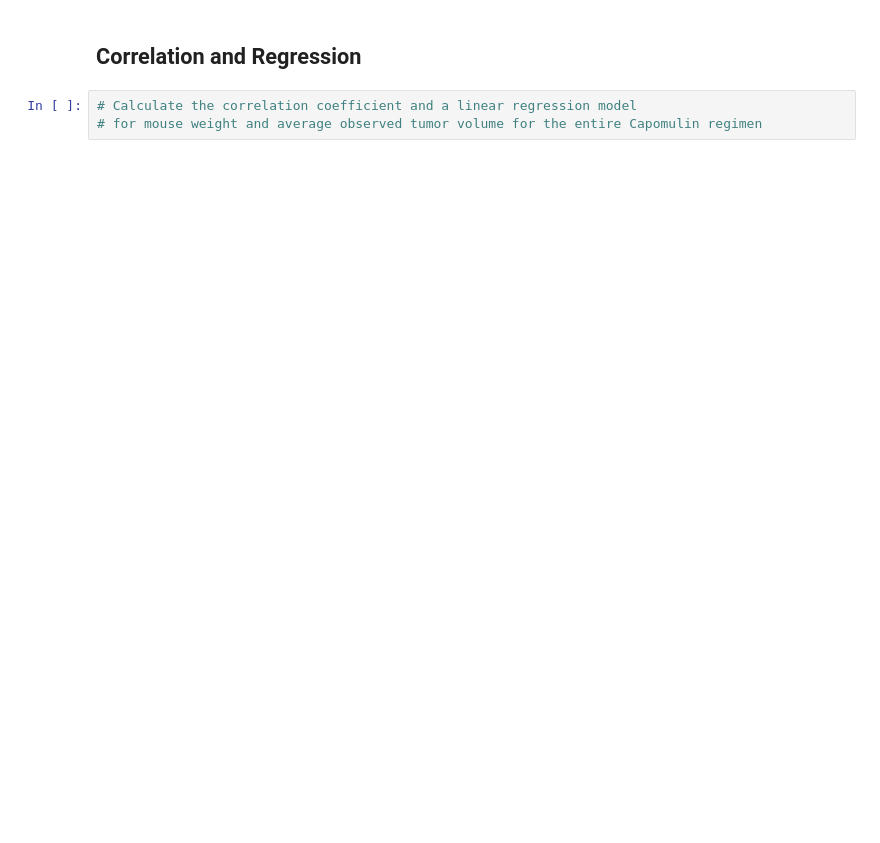
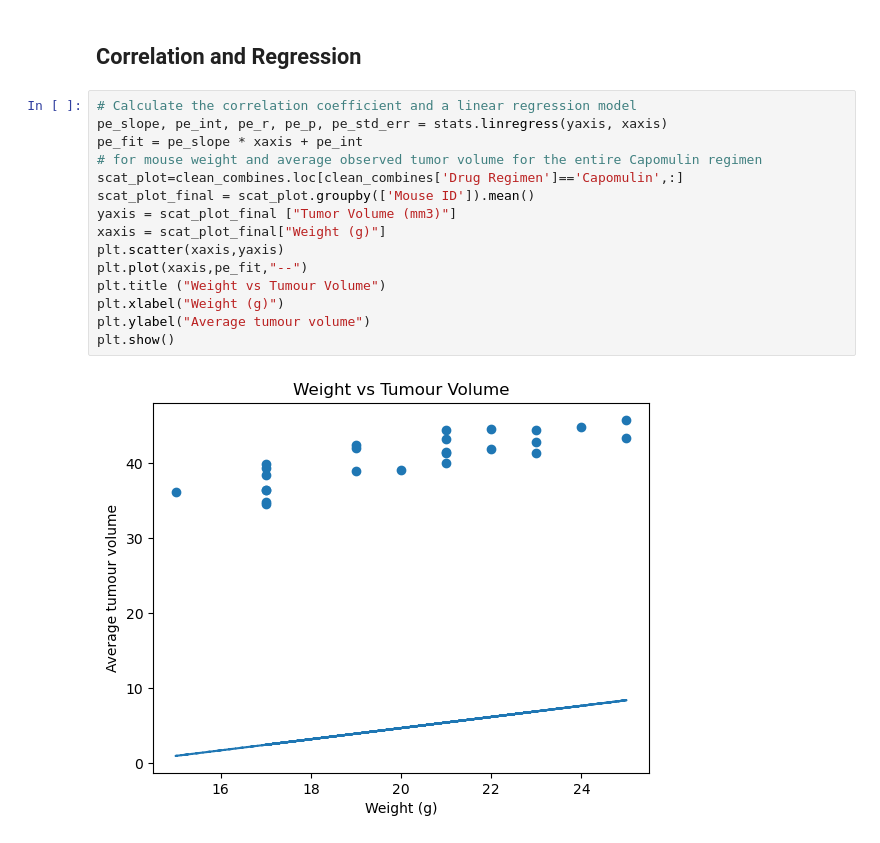
Before and after one commit to stephfer17/challeneg5, a Jupyter notebook: pymaceuticals_starter.ipynb, the cells around one changed output. Drawn from its saved outputs; the diff is of its cells as text; blank space fills up the shorter version.

```diff
--- a/pymaceuticals_starter.ipynb
+++ b/pymaceuticals_starter.ipynb
@@ -266,5 +275,19 @@ SyntaxError: positional argument follows keyword argument (2310768712.py, line 5
 # %% [markdown]
 ## Correlation and Regression
-# %%
-# Calculate the correlation coefficient and a linear regression model
-# for mouse weight and average observed tumor volume for the entire Capomulin regimen
+# %%
+# Calculate the correlation coefficient and a linear regression model
+pe_slope, pe_int, pe_r, pe_p, pe_std_err = stats.linregress(yaxis, xaxis)
+pe_fit = pe_slope * xaxis + pe_int
+# for mouse weight and average observed tumor volume for the entire Capomulin regimen
+scat_plot=clean_combines.loc[clean_combines['Drug Regimen']=='Capomulin',:]
+scat_plot_final = scat_plot.groupby(['Mouse ID']).mean()
+yaxis = scat_plot_final ["Tumor Volume (mm3)"]
+xaxis = scat_plot_final["Weight (g)"]
+plt.scatter(xaxis,yaxis)
+plt.plot(xaxis,pe_fit,"--")
+plt.title ("Weight vs Tumour Volume")
+plt.xlabel("Weight (g)")
+plt.ylabel("Average tumour volume")
+plt.show()
+# %% [output]
+[figure, added]
```
Also changed, not shown: parts of 2 cells of this notebook.
